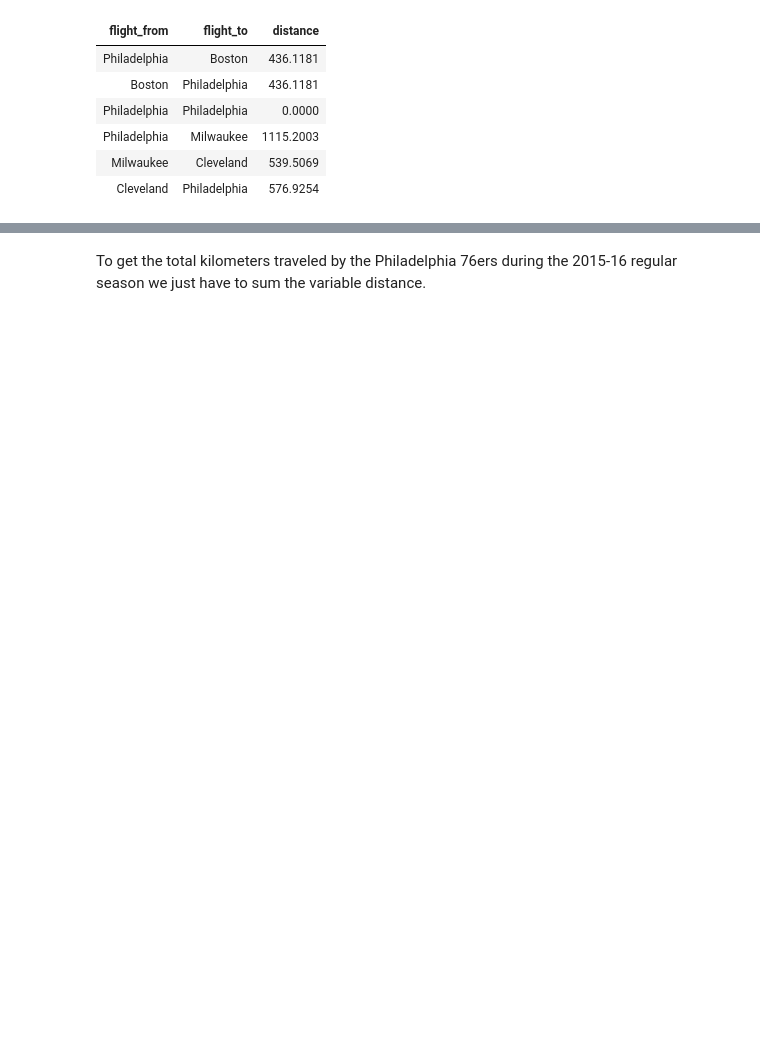
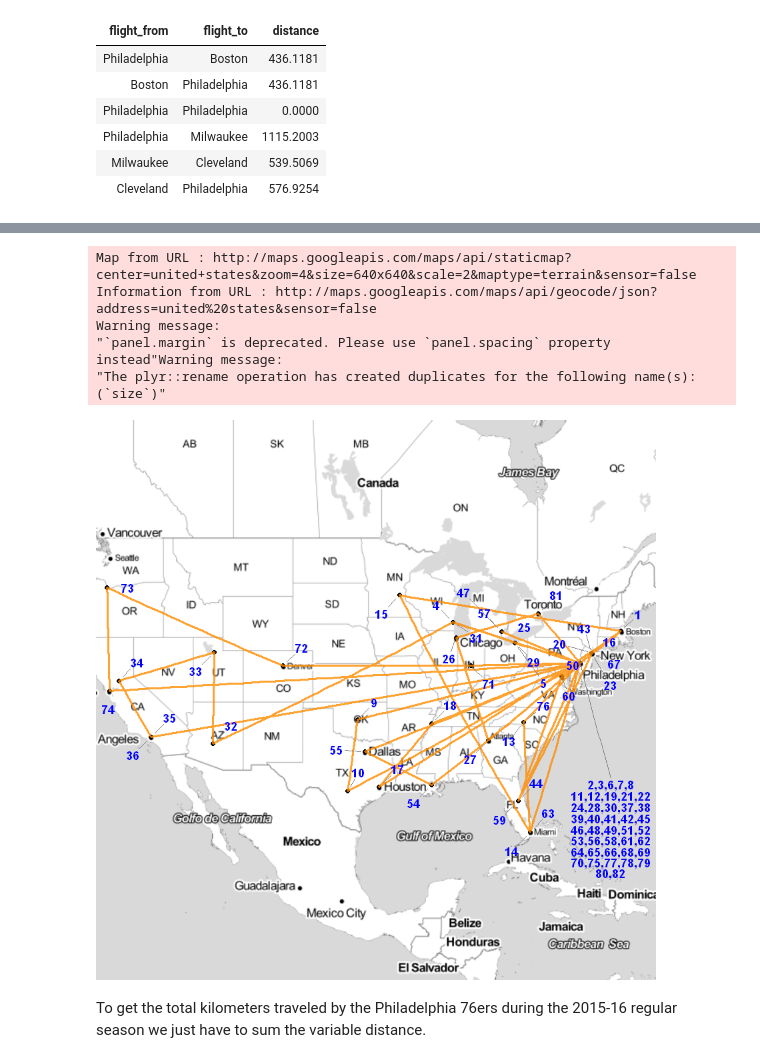
Before and after one commit to ddantasds/Data-Science-Projects, a Jupyter notebook: NBA calendar/NBA season calendar.ipynb, the cells around one changed output, grey strips where cells are left out. Saved outputs shown, nothing was run; the diff lists cells and outputs as text; code cells hidden in the pictures; blank space fills up the shorter version.

```diff
--- a/NBA calendar/NBA season calendar.ipynb
+++ b/NBA calendar/NBA season calendar.ipynb
@@ -254,3 +250,29 @@ head(PHI_flights)
+# %%
+qmap("united states", zoom = 4,maptype = "toner-lite", source = "stamen") +
+  geom_point(data=phiFligths,aes(x = lon_to, y = lat_to))+
+  geom_path(aes(x = lon_to, y = lat_to), size = 1, data = phiFligths, size=0.1, alpha = 0.8, color = "dark orange", lineend = "round")+
+  geom_text_repel(data = phiFligths%>%filter(flight_to!="Philadelphia") ,aes(x = lon_to, y = lat_to, label = order),
+                  fontface = 'bold', color = 'blue',
+                  box.padding = unit(0.35, "lines"),
+                  point.padding = unit(0.5, "lines"),
+                  segment.color = 'grey50')+
+  annotate("text",x=-72.07,y=30,label=paste(phiFligths[phiFligths$flight_to=="Philadelphia","order"][1:5],collapse=","),color="blue",fontface='bold')+
+  annotate("text",x=-72.07,y=29,label=paste(phiFligths[phiFligths$flight_to=="Philadelphia","order"][6:10],collapse=","),color="blue",fontface='bold')+
+  annotate("text",x=-72.07,y=28,label=paste(phiFligths[phiFligths$flight_to=="Philadelphia","order"][11:15],collapse=","),color="blue",fontface='bold')+
+  annotate("text",x=-72.07,y=27,label=paste(phiFligths[phiFligths$flight_to=="Philadelphia","order"][16:20],collapse=","),color="blue",fontface='bold')+
+  annotate("text",x=-72.07,y=26,label=paste(phiFligths[phiFligths$flight_to=="Philadelphia","order"][21:25],collapse=","),color="blue",fontface='bold')+
+  annotate("text",x=-72.07,y=25,label=paste(phiFligths[phiFligths$flight_to=="Philadelphia","order"][26:30],collapse=","),color="blue",fontface='bold')+
+  annotate("text",x=-72.07,y=24,label=paste(phiFligths[phiFligths$flight_to=="Philadelphia","order"][31:35],collapse=","),color="blue",fontface='bold')+
+  annotate("text",x=-72.07,y=23,label=paste(phiFligths[phiFligths$flight_to=="Philadelphia","order"][36:40],collapse=","),color="blue",fontface='bold')+
+  annotate("text",x=-72.07,y=22,label=paste(phiFligths[phiFligths$flight_to=="Philadelphia","order"][41:42],collapse=","),color="blue",fontface='bold')+
+  geom_segment(x = -72.07, y = 30.5, xend = citiesLocation$lon[citiesLocation$cities=="Philadelphia"], yend = citiesLocation$lat[citiesLocation$cities=="Philadelphia"], colour = "grey50")
+# %% [output]
+Map from URL : http://maps.googleapis.com/maps/api/staticmap?center=united+states&zoom=4&size=640x640&scale=2&maptype=terrain&sensor=false
+Information from URL : http://maps.googleapis.com/maps/api/geocode/json?address=united%20states&sensor=false
+Warning message:
+"`panel.margin` is deprecated. Please use `panel.spacing` property instead"Warning message:
+"The plyr::rename operation has created duplicates for the following name(s): (`size`)"
+[figure, added]
 # %% [markdown]
 To get the total kilometers traveled by the Philadelphia 76ers during the 2015-16 regular season we just have to sum the variable distance.
 # %%
```
Also changed, not shown: parts of 49 cells of this notebook, 2 other files.
